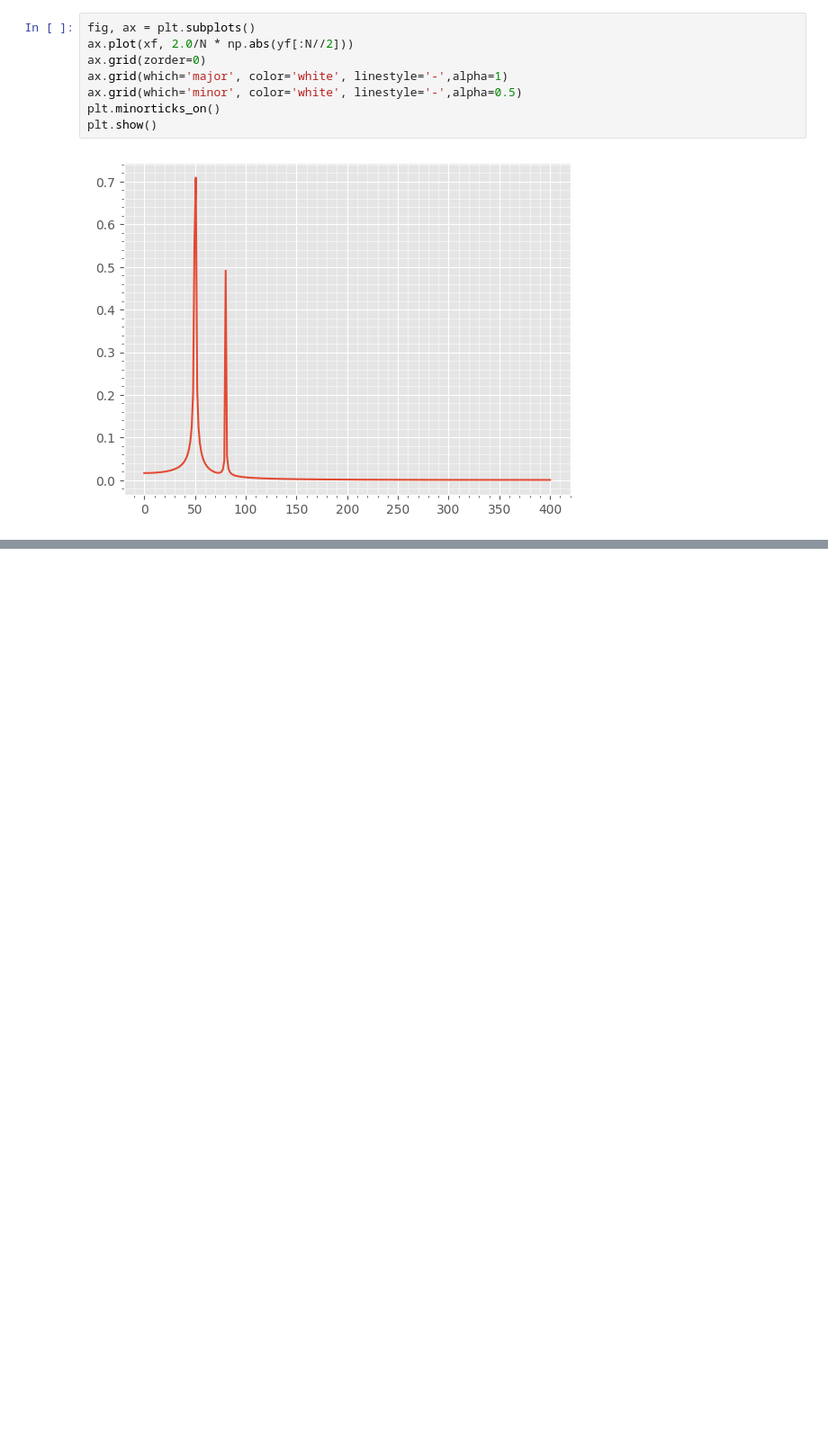
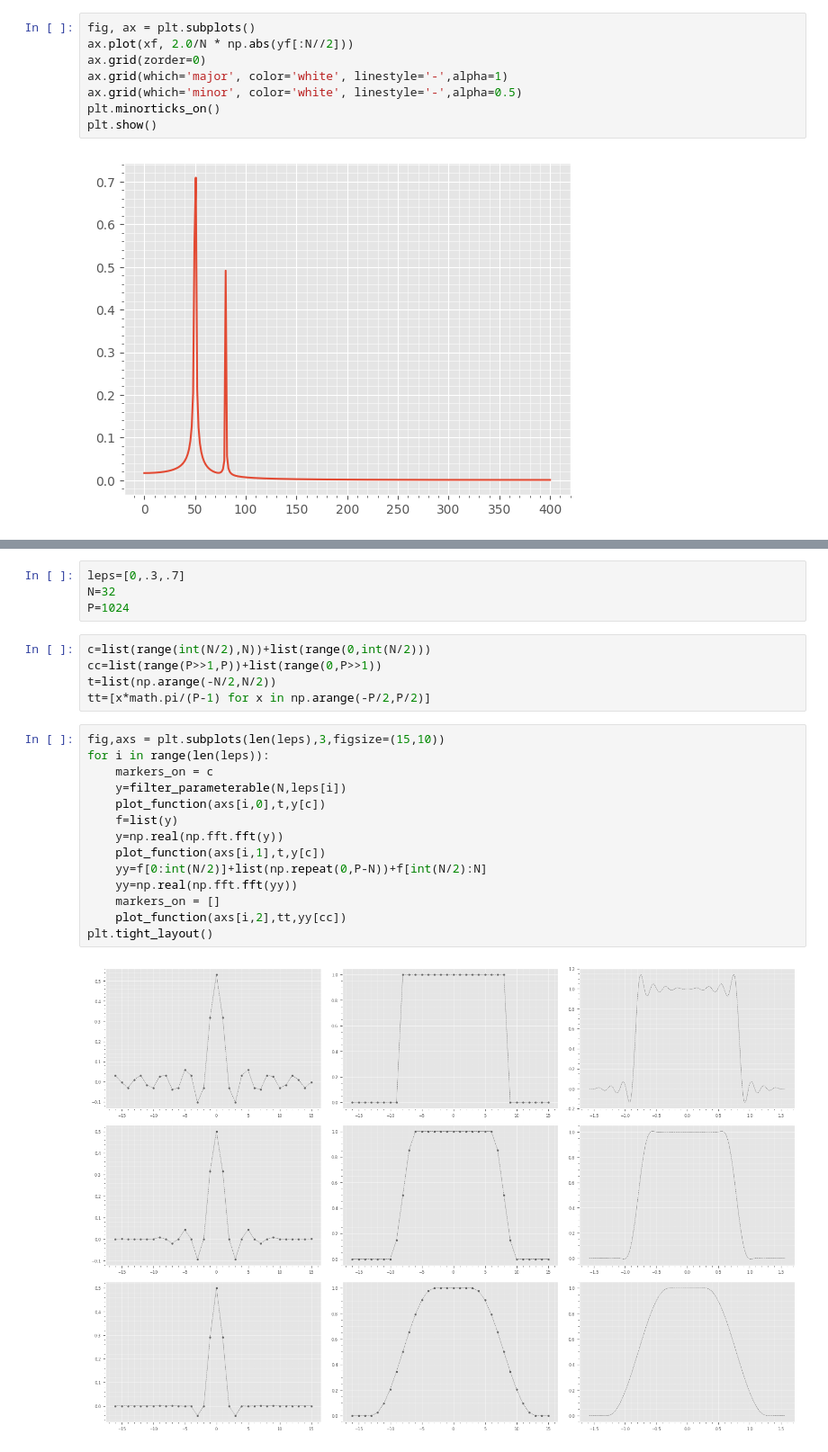
Before and after one commit to blackgolfer/super-qi, a Jupyter notebook: ms/sp/nb/fft.ipynb, the cells around one changed output, grey strips where cells are left out. Shown at 90% size. Cells and saved outputs as stored; diff of their text form; blank space fills up the shorter version.

```diff
--- a/ms/sp/nb/fft.ipynb
+++ b/ms/sp/nb/fft.ipynb
@@ -36,0 +91,25 @@ plt.show()
+# %%
+leps=[0,.3,.7]
+N=32
+P=1024
+# %%
+c=list(range(int(N/2),N))+list(range(0,int(N/2)))
+cc=list(range(P>>1,P))+list(range(0,P>>1))
+t=list(np.arange(-N/2,N/2))
+tt=[x*math.pi/(P-1) for x in np.arange(-P/2,P/2)]
+# %%
+fig,axs = plt.subplots(len(leps),3,figsize=(15,10))
+for i in range(len(leps)):
+    markers_on = c
+    y=filter_parameterable(N,leps[i])
+    plot_function(axs[i,0],t,y[c])
+    f=list(y)
+    y=np.real(np.fft.fft(y))
+    plot_function(axs[i,1],t,y[c])
+    yy=f[0:int(N/2)]+list(np.repeat(0,P-N))+f[int(N/2):N]
+    yy=np.real(np.fft.fft(yy))
+    markers_on = []
+    plot_function(axs[i,2],tt,yy[cc])
+plt.tight_layout()
+# %% [output]
+[figure, added]
```
Also changed, not shown: parts of 4 cells of this notebook, 2 other files.
